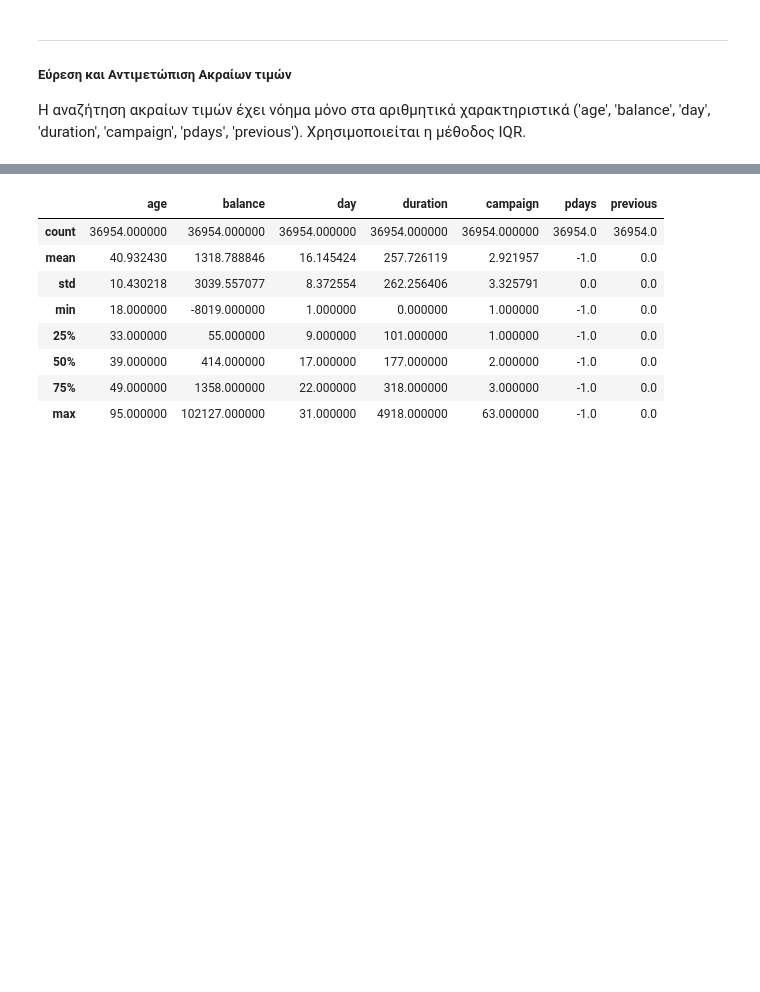
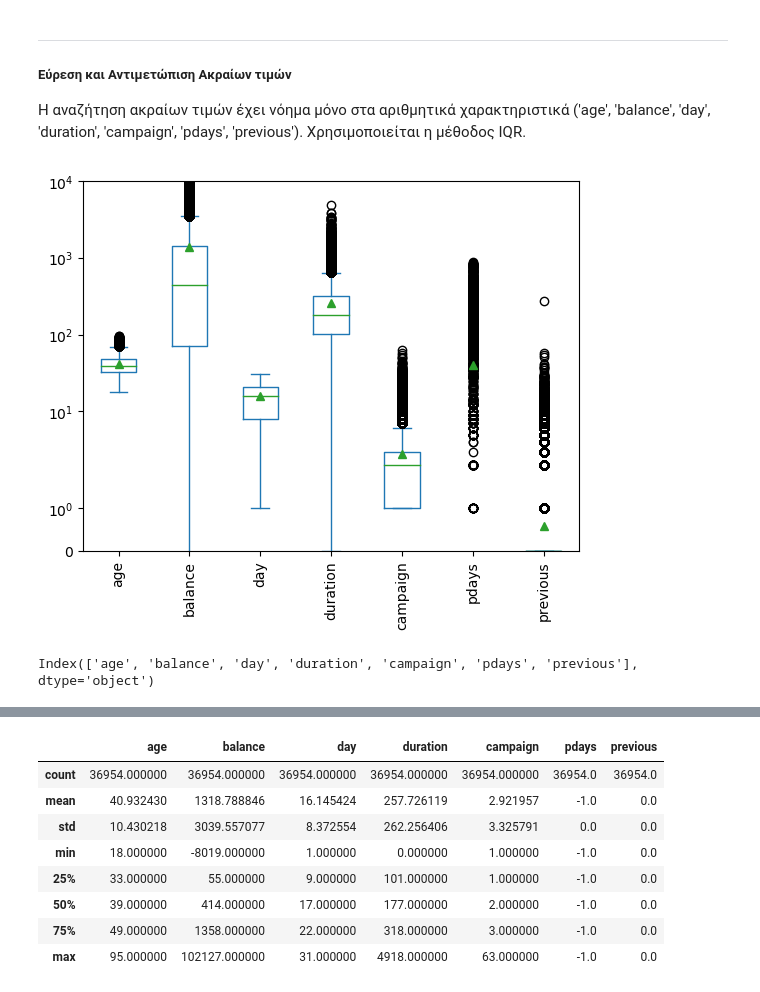
Before and after one commit to chMastellou/Data_Analysis_Assignment_2024, a Jupyter notebook: data_preprocessing/data_preprocessing.ipynb, the cells around one changed output, grey strips where cells are left out. Saved outputs shown, nothing was run; the diff lists cells and outputs as text; code cells hidden in the pictures; blank space fills up the shorter version.

```diff
--- a/data_preprocessing/data_preprocessing.ipynb
+++ b/data_preprocessing/data_preprocessing.ipynb
@@ -135,3 +164,16 @@ categorical_columns.describe()
 ##### Εύρεση και Αντιμετώπιση Ακραίων τιμών
 Η αναζήτηση ακραίων τιμών έχει νόημα μόνο στα αριθμητικά χαρακτηριστικά ('age', 'balance', 'day', 'duration', 'campaign', 'pdays', 'previous').
 Χρησιμοποιείται η μέθοδος IQR.
+# %%
+fig, ax = plt.subplots(1,1)
+
+numeric_columns.plot.box(ax=ax, rot=90, showmeans=True)
+
+ax.set_ylim(0, 10000)
+ax.set_yscale('symlog')
+# %% [output]
+[figure, added]
+# %%
+numeric_columns.columns
+# %% [output]
+Index(['age', 'balance', 'day', 'duration', 'campaign', 'pdays', 'previous'], dtype='object')
```
Also changed, not shown: parts of 15 cells of this notebook.
